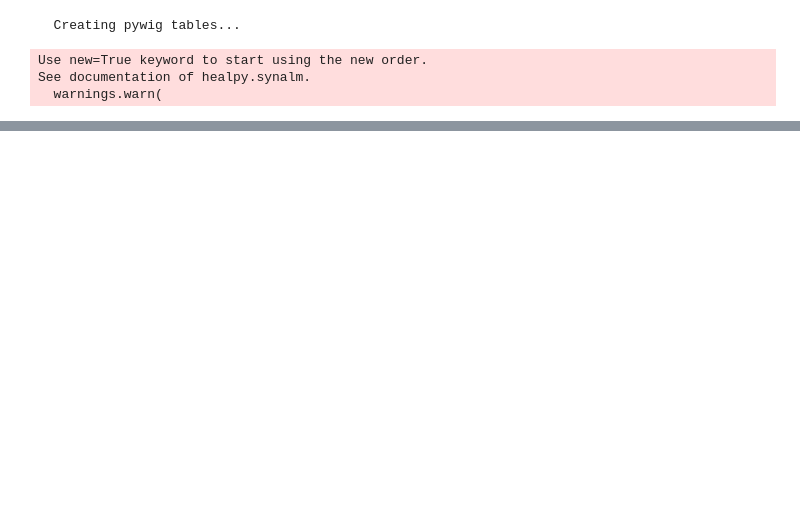
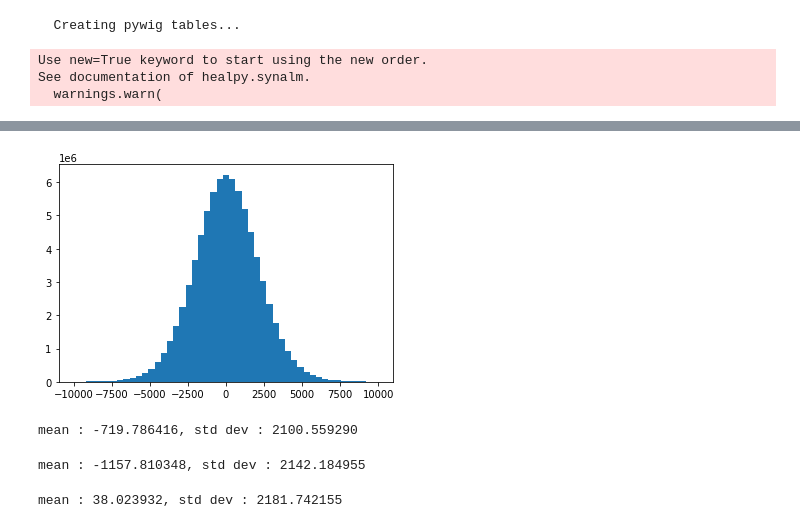
Before and after one commit to wurdahl/kSZfromPC, a Jupyter notebook: hInvestigation/ScalingFactor.ipynb, the cells around one changed output, grey strips where cells are left out. Saved outputs shown, nothing was run; the diff lists cells and outputs as text; code cells hidden in the pictures; blank space fills up the shorter version.

```diff
--- a/hInvestigation/ScalingFactor.ipynb
+++ b/hInvestigation/ScalingFactor.ipynb
@@ -133,0 +152,33 @@ hp.mollview(veff_reconst)
+# %%
+diff = VelocityField-(10**9*veff_reconst+400)
+# %%
+plt.hist(diff,bins=np.linspace(-10000,10000));
+# %% [output]
+[figure, added]
+# %%
+import numpy as np
+import sklearn.mixture
+
+mixture = sklearn.mixture.GaussianMixture()
+
+# result
+r = mixture.fit(VelocityField[:, np.newaxis]) # GMM requires 2D data as of sklearn version 0.16
+print("mean : %f, std dev : %f" % (r.means_[0, 0], np.sqrt(r.covariances_[0, 0])))
+# %% [output]
+mean : -719.786416, std dev : 2100.559290
+# %%
+mixture = sklearn.mixture.GaussianMixture()
+
+# result
+r = mixture.fit(10**9*veff_reconst[:, np.newaxis]) # GMM requires 2D data as of sklearn version 0.16
+print("mean : %f, std dev : %f" % (r.means_[0, 0], np.sqrt(r.covariances_[0, 0])))
+# %% [output]
+mean : -1157.810348, std dev : 2142.184955
+# %%
+mixture = sklearn.mixture.GaussianMixture()
+
+# result
+r = mixture.fit(diff[:, np.newaxis]) # GMM requires 2D data as of sklearn version 0.16
+print("mean : %f, std dev : %f" % (r.means_[0, 0], np.sqrt(r.covariances_[0, 0])))
+# %% [output]
+mean : 38.023932, std dev : 2181.742155
```
Also changed, not shown: parts of 18 cells of this notebook.
